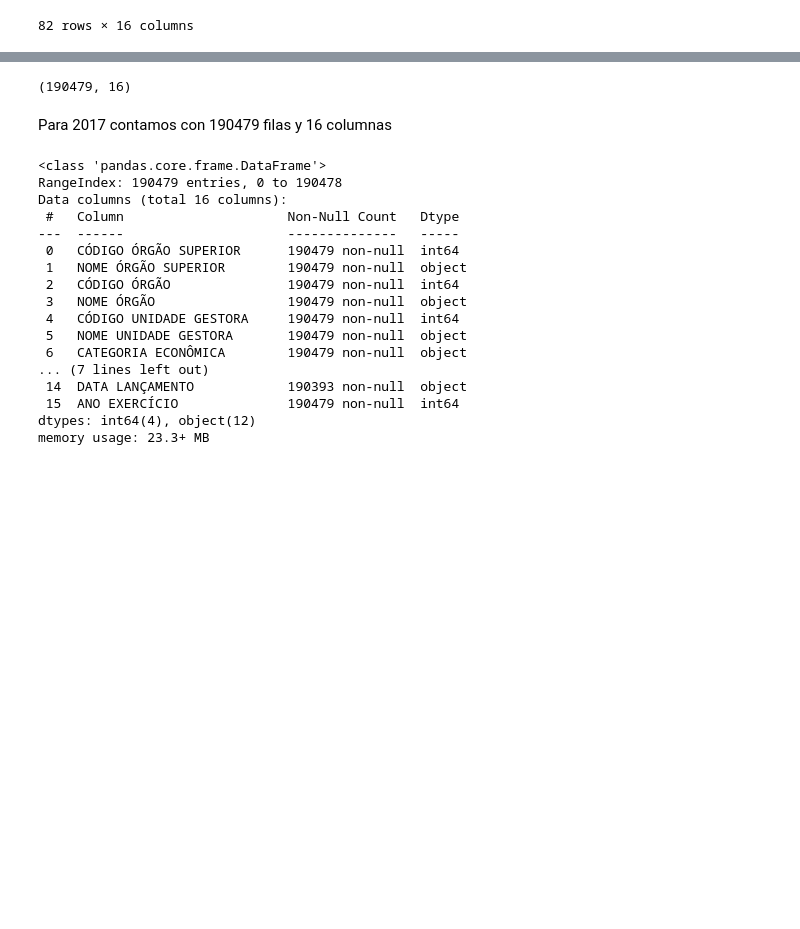
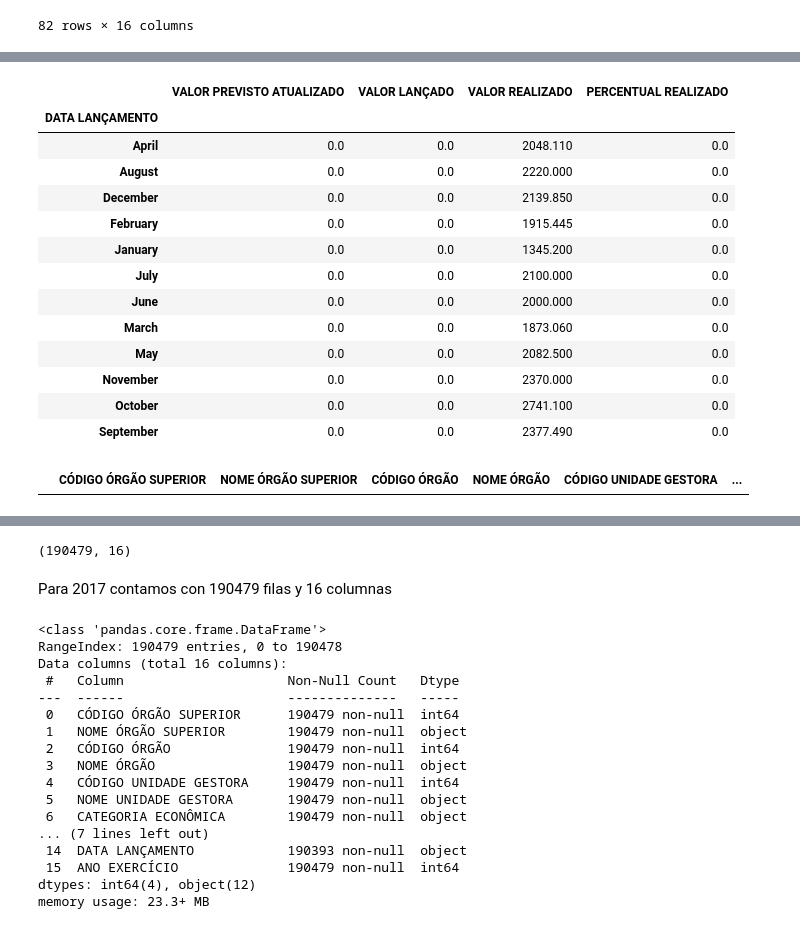
Before and after one commit to raquelscv/Proyecto2-AnalisisPandas, a Jupyter notebook: Analisis-Ingresos-Brasil.ipynb, the cells around one changed output, grey strips where cells are left out. Drawn from its saved outputs; the diff is of its cells as text; code cells hidden in the pictures; blank space fills up the shorter version.

Commit message:
Avances eda inicial

```diff
--- a/Analisis-Ingresos-Brasil.ipynb
+++ b/Analisis-Ingresos-Brasil.ipynb
@@ -210,6 +220,6 @@ Para 2016
 # %%
-#Leo el csv de datos de 2016
-df_2016 = pd.read_csv("datos/datos-2016.csv", sep=";", encoding="ISO-8859-1")
+#lee el csv de datos de 2016 y saca las primeras filas para una observacion inicial
+df_2016 = pd.read_csv("datos/datos-2016.csv", sep=";", encoding="latin-1")
 df_2016.head()
 # %% [output]
 |  | CÓDIGO ÓRGÃO SUPERIOR | NOME ÓRGÃO SUPERIOR | CÓDIGO ÓRGÃO | NOME ÓRGÃO | CÓDIGO UNIDADE GESTORA | ... |
@@ -262,3 +271,6 @@ np.float64(0.04215223124097197)
+# %%
+#convierte la columna DATA LANÇAMENTO a tipo fecha
+df_2016["DATA LANÇAMENTO"] = pd.to_datetime(df_2016["DATA LANÇAMENTO"], format="%d/%m/%Y")
 # %% [markdown]
 La columna cuenta con un 0,04% de nulos, lo que es prácticamente insignificante pero voy a observar en que filas están estos nulos
 # %%
@@ -285,0 +313,24 @@ Para 2017
+# %%
+#calculo de la mediana para cada mes de las 4 columnas numericas disponibles
+df_2016.groupby(df_2016["DATA LANÇAMENTO"].dt.month_name())[['VALOR PREVISTO ATUALIZADO', 'VALOR LANÇADO', 'VALOR REALIZADO',
+       'PERCENTUAL REALIZADO']].median()
+# %% [output]
+|  | VALOR PREVISTO ATUALIZADO | VALOR LANÇADO | VALOR REALIZADO | PERCENTUAL REALIZADO |
+| DATA LANÇAMENTO |  |  |  |  |
+| April | 0.0 | 0.0 | 2048.110 | 0.0 |
+| August | 0.0 | 0.0 | 2220.000 | 0.0 |
+| December | 0.0 | 0.0 | 2139.850 | 0.0 |
+| February | 0.0 | 0.0 | 1915.445 | 0.0 |
+| January | 0.0 | 0.0 | 1345.200 | 0.0 |
+| July | 0.0 | 0.0 | 2100.000 | 0.0 |
+| June | 0.0 | 0.0 | 2000.000 | 0.0 |
+| March | 0.0 | 0.0 | 1873.060 | 0.0 |
+| May | 0.0 | 0.0 | 2082.500 | 0.0 |
+| November | 0.0 | 0.0 | 2370.000 | 0.0 |
+| October | 0.0 | 0.0 | 2741.100 | 0.0 |
+| September | 0.0 | 0.0 | 2377.490 | 0.0 |
+# %%
+#comprobar si dentro de los nulos la columna valor realizado toma algun valor en algun registro
+df_nulos_2016[df_nulos_2016["VALOR REALIZADO"] != 0]
+# %% [output]
+|  | CÓDIGO ÓRGÃO SUPERIOR | NOME ÓRGÃO SUPERIOR | CÓDIGO ÓRGÃO | NOME ÓRGÃO | CÓDIGO UNIDADE GESTORA | ... |
```
Also changed, not shown: parts of 79 cells of this notebook.
